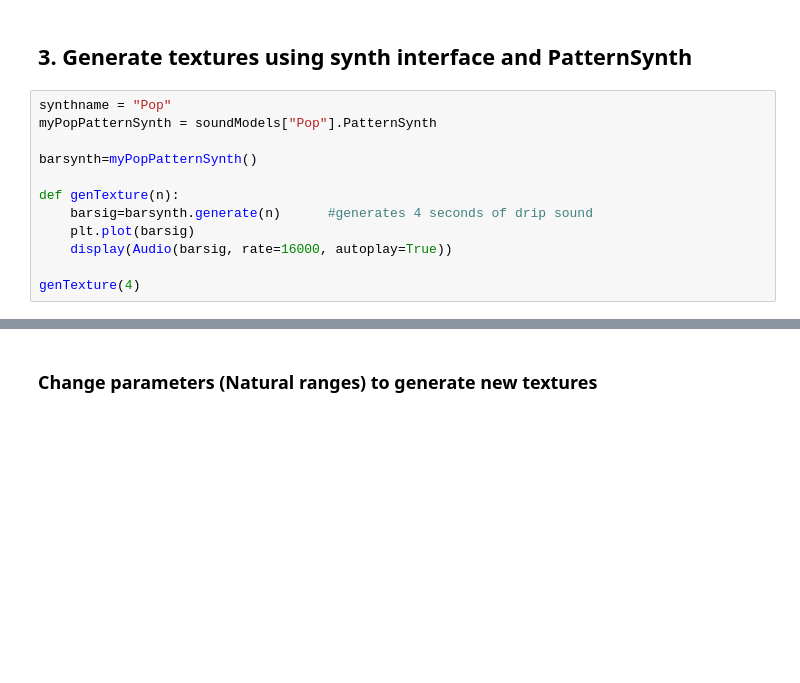
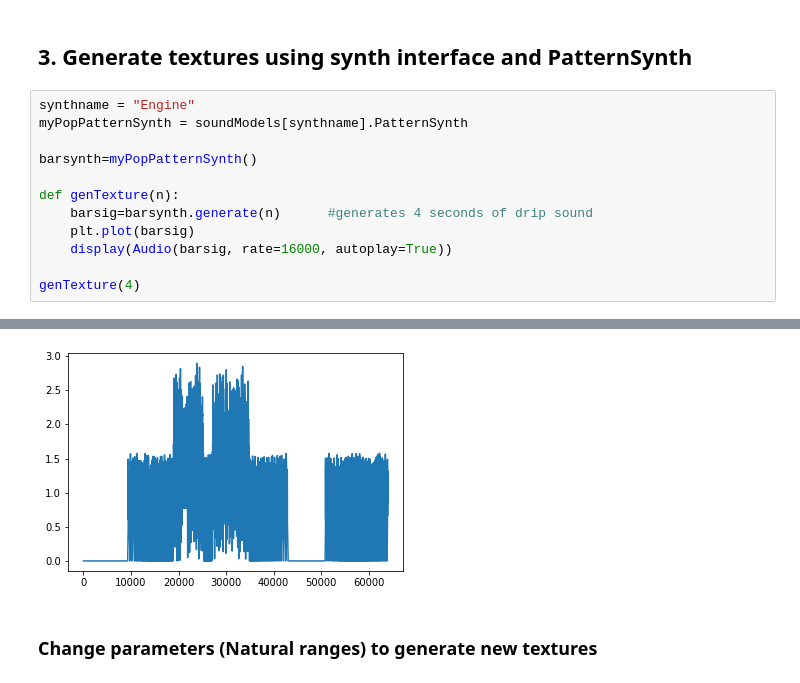
Before and after one commit to prashanthtr/DSGenerator, a Jupyter notebook: TextureVisualization-notebook.ipynb, the cells around one changed output, grey strips where cells are left out. Drawn from its saved outputs; the diff is of its cells as text; blank space fills up the shorter version.

```diff
--- a/TextureVisualization-notebook.ipynb
+++ b/TextureVisualization-notebook.ipynb
@@ -198,8 +220,8 @@ print("min val of synth param f0 is {}".format(fmax))
 # %% [markdown]
 ## 3. Generate textures using synth interface and PatternSynth
 # %%
-synthname = "Pop"
-myPopPatternSynth = soundModels["Pop"].PatternSynth
+synthname = "Engine"
+myPopPatternSynth = soundModels[synthname].PatternSynth
 
 barsynth=myPopPatternSynth()
 
@@ -209,3 +231,4 @@ def genTexture(n):
     display(Audio(barsig, rate=16000, autoplay=True))
 
 genTexture(4)
+# %% [output]
@@ -212,3 +236,4 @@ genTexture(4)
+[figure, added]
 # %% [markdown]
 ### Change parameters (Natural ranges) to generate new textures
 # %%
```
Also changed, not shown: parts of 17 cells of this notebook, 3 other files.
